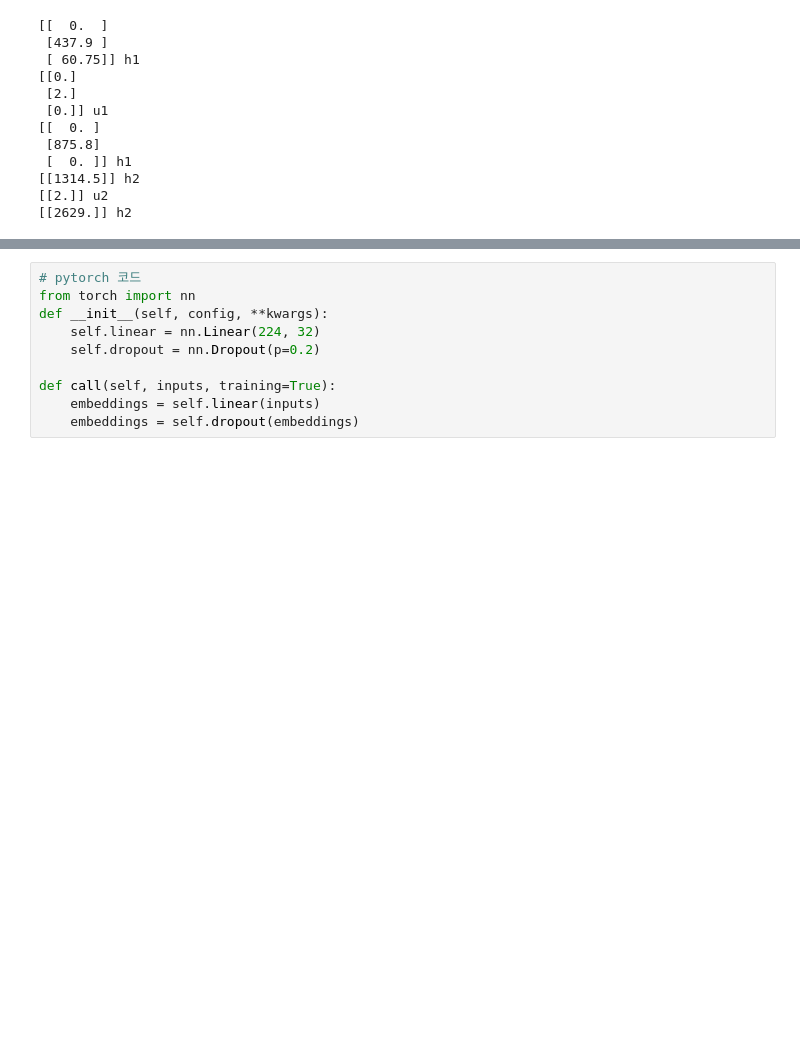
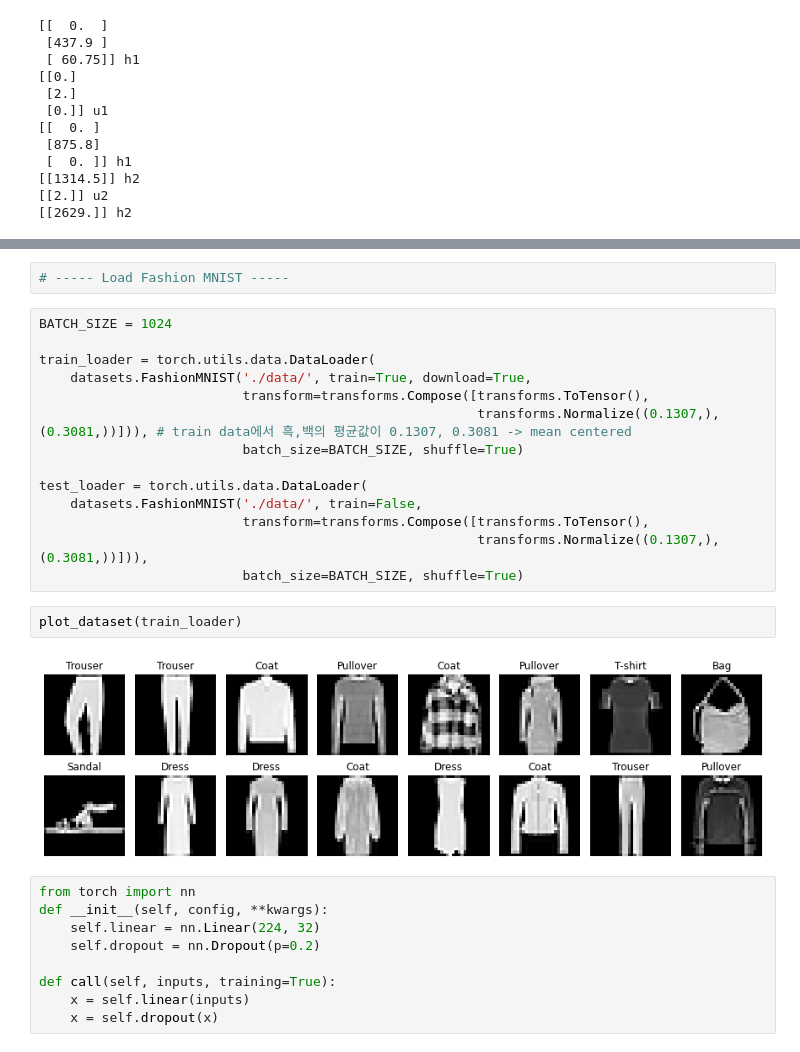
Before and after one commit to jeongmoonwon/jm, a Jupyter notebook: deep_learning/dropout.ipynb, the cells around one changed output, grey strips where cells are left out. Cells and saved outputs as stored; diff of their text form; blank space fills up the shorter version.

```diff
--- a/deep_learning/dropout.ipynb
+++ b/deep_learning/dropout.ipynb
@@ -93,10 +105,29 @@ train_step(data, p)
+# %%
+# ----- Load Fashion MNIST -----
+# %%
+BATCH_SIZE = 1024
+
+train_loader = torch.utils.data.DataLoader(
+    datasets.FashionMNIST('./data/', train=True, download=True,
+                          transform=transforms.Compose([transforms.ToTensor(),
+                                                        transforms.Normalize((0.1307,), (0.3081,))])), # train data에서 흑,백의 평균값이 0.1307, 0.3081 -> mean centered
+                          batch_size=BATCH_SIZE, shuffle=True)
+
+test_loader = torch.utils.data.DataLoader(
+    datasets.FashionMNIST('./data/', train=False,
+                          transform=transforms.Compose([transforms.ToTensor(),
+                                                        transforms.Normalize((0.1307,), (0.3081,))])),
+                          batch_size=BATCH_SIZE, shuffle=True)
+# %%
+plot_dataset(train_loader)
+# %% [output]
+[figure, added]
 # %%
-# pytorch 코드
 from torch import nn
 def __init__(self, config, **kwargs):
     self.linear = nn.Linear(224, 32)
     self.dropout = nn.Dropout(p=0.2)
 
 def call(self, inputs, training=True):
-    embeddings = self.linear(inputs)
-    embeddings = self.dropout(embeddings)
+    x = self.linear(inputs)
+    x = self.dropout(x)
```
Also changed, not shown: parts of 5 cells of this notebook, 4 other files.
